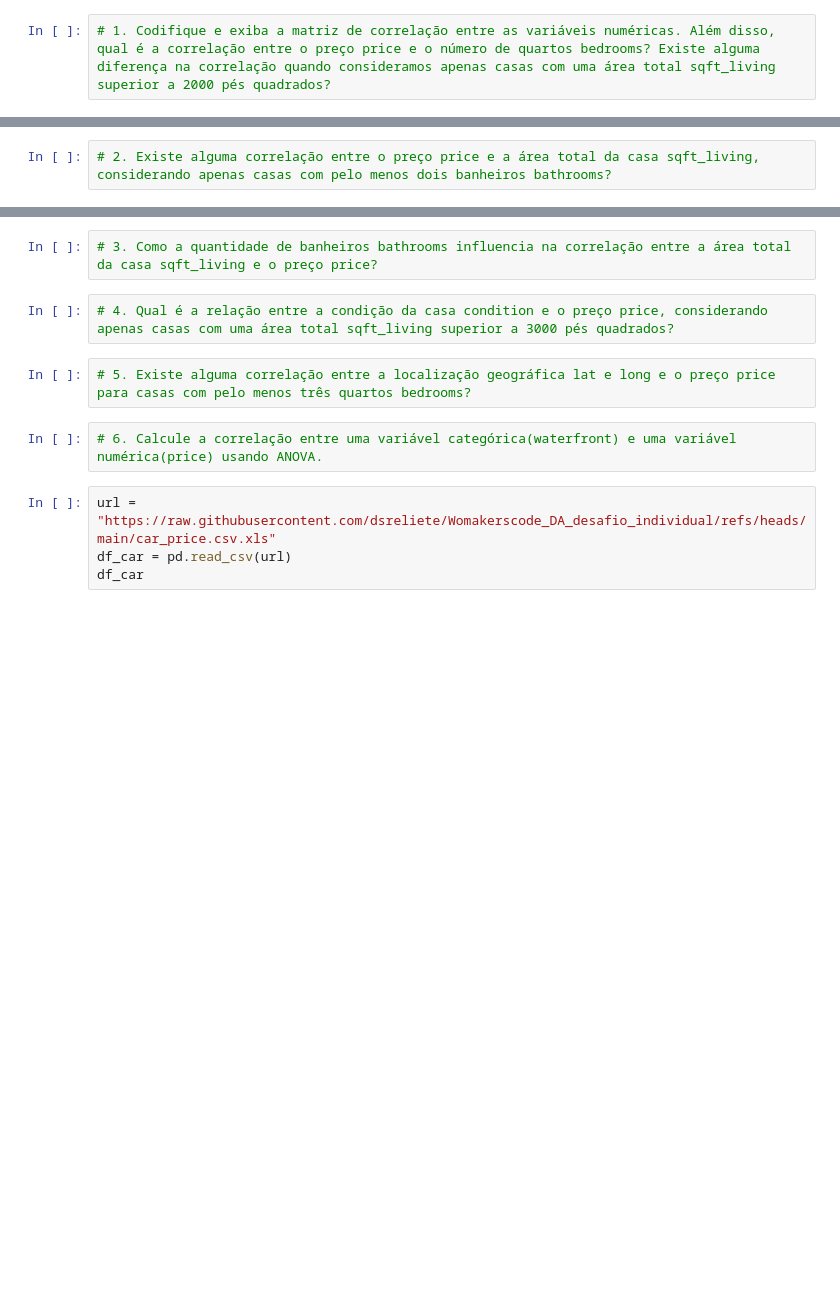
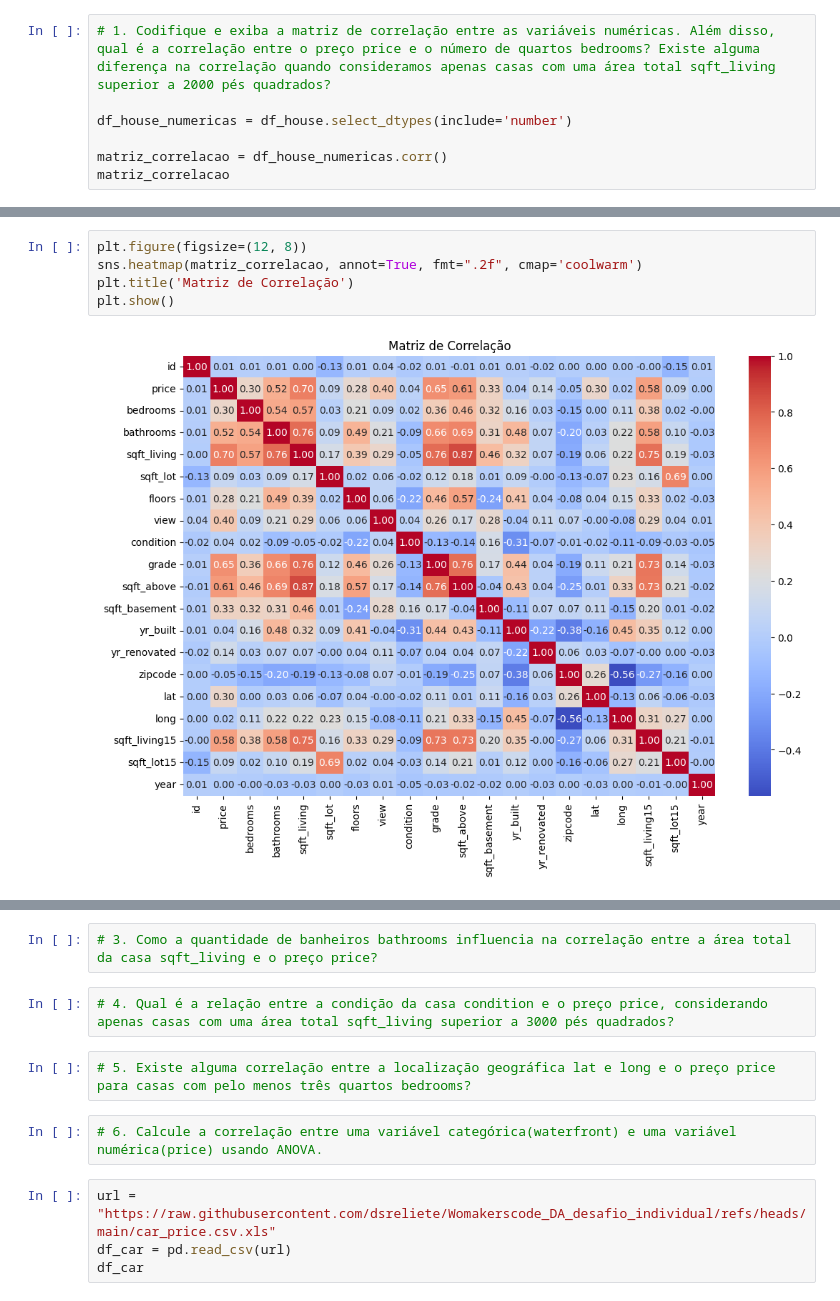
Before and after one commit to dsreliete/Womakerscode_DA_desafio_individual, a Jupyter notebook: Desafio6IndividualElietedaSilvaRodrigues.ipynb, the cells around one changed output, grey strips where cells are left out. Saved outputs shown, nothing was run; the diff lists cells and outputs as text; blank space fills up the shorter version.

```diff
--- a/Desafio6IndividualElietedaSilvaRodrigues.ipynb
+++ b/Desafio6IndividualElietedaSilvaRodrigues.ipynb
@@ -26,2 +50,7 @@ df_house
 # %%
 # 1. Codifique e exiba a matriz de correlação entre as variáveis numéricas. Além disso, qual é a correlação entre o preço price e o número de quartos bedrooms? Existe alguma diferença na correlação quando consideramos apenas casas com uma área total sqft_living superior a 2000 pés quadrados?
+
+df_house_numericas = df_house.select_dtypes(include='number')
+
+matriz_correlacao = df_house_numericas.corr()
+matriz_correlacao
@@ -28,2 +75,7 @@ df_house
-# %%
-# 2. Existe alguma correlação entre o preço price e a área total da casa sqft_living, considerando apenas casas com pelo menos dois banheiros bathrooms?
+# %%
+plt.figure(figsize=(12, 8))
+sns.heatmap(matriz_correlacao, annot=True, fmt=".2f", cmap='coolwarm')
+plt.title('Matriz de Correlação')
+plt.show()
+# %% [output]
+[figure, added]
```
Also changed, not shown: parts of 6 cells of this notebook.
